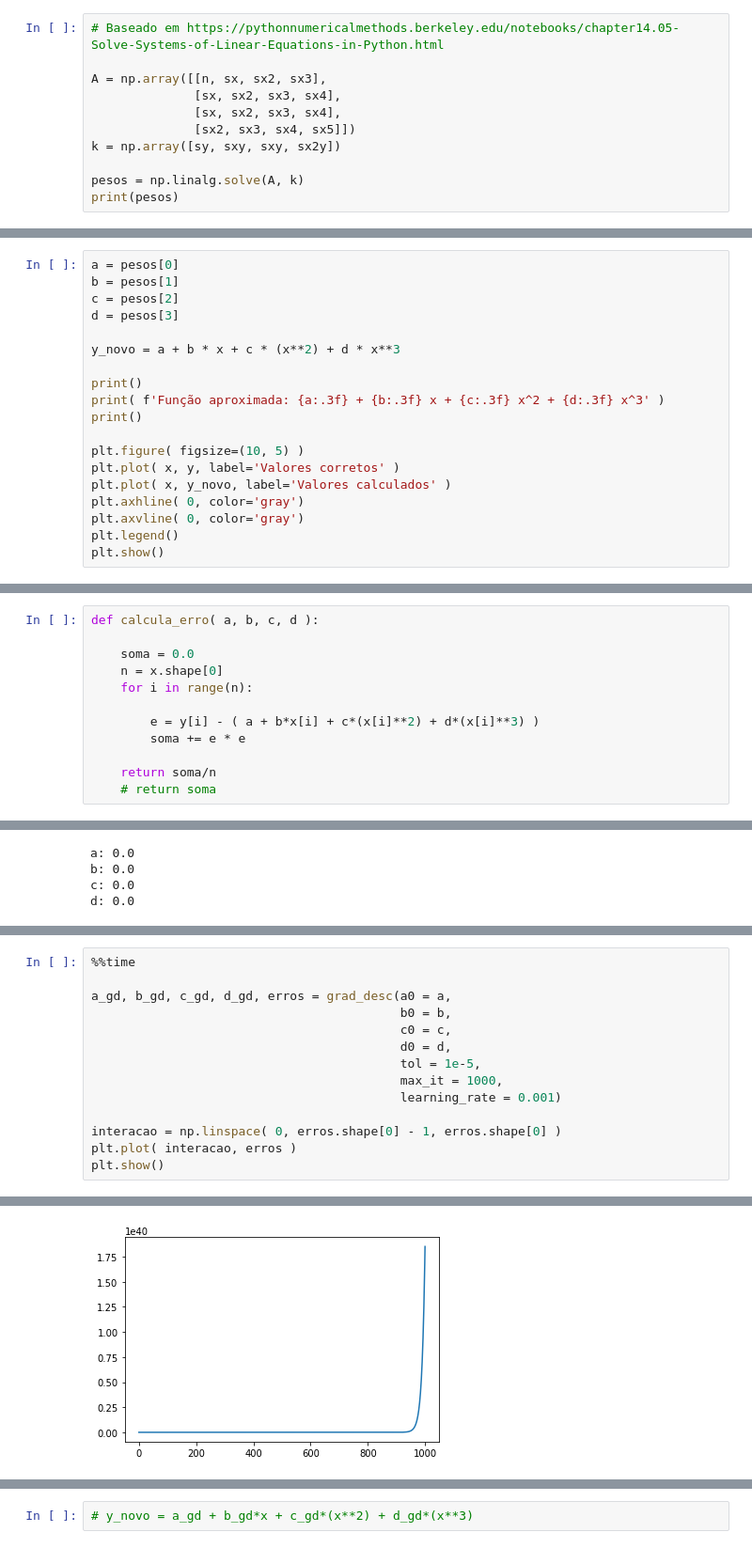
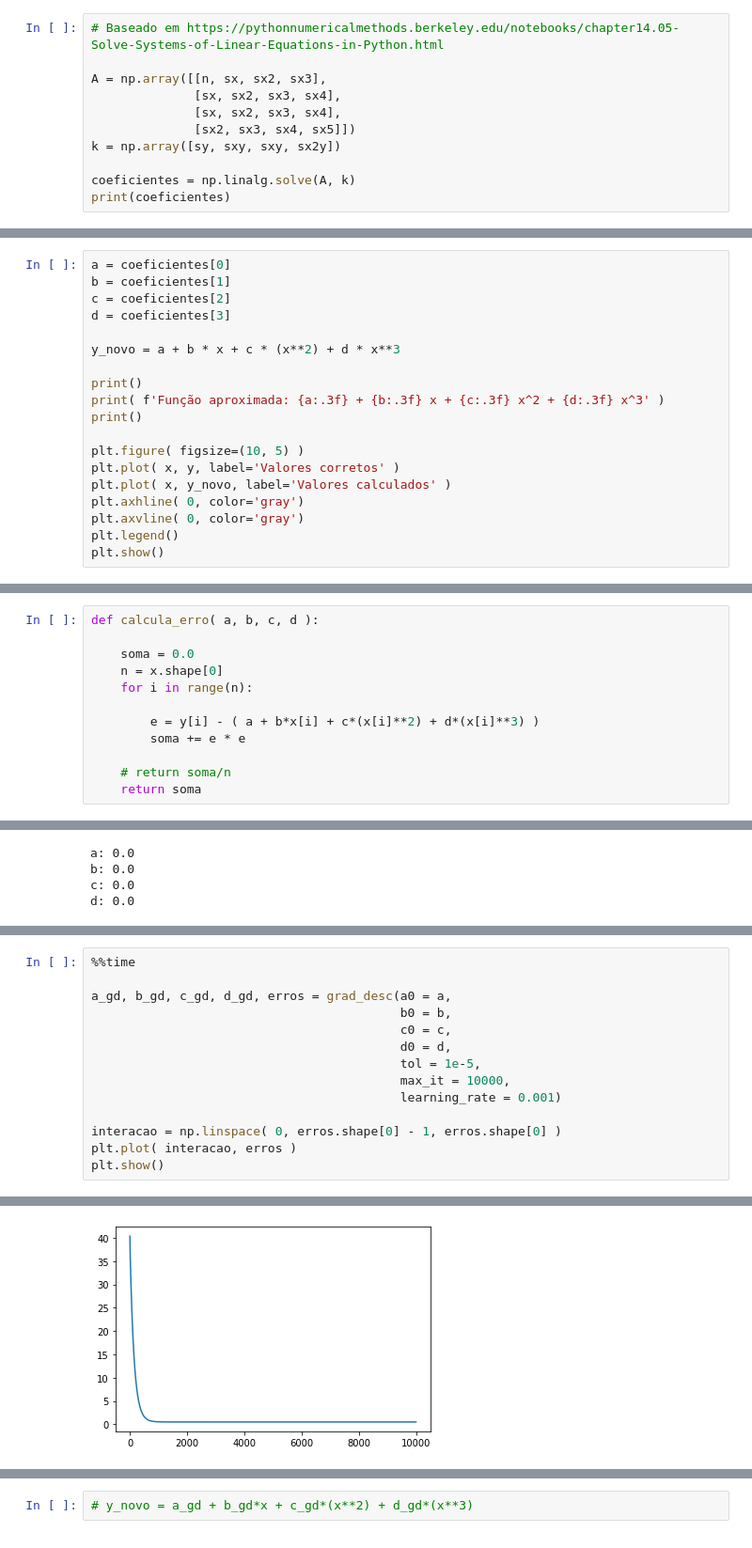
Before and after one commit to danieldasilvacosta/pucrio--vc--trabalhos--2022.2, a Jupyter notebook: Trabalho 2 - Daniel da Silva Costa/T2_DanielCosta.ipynb, the cells around one changed output, grey strips where cells are left out. Shown at 94% size. Saved outputs shown, nothing was run; the diff lists cells and outputs as text.

```diff
--- a/Trabalho 2 - Daniel da Silva Costa/T2_DanielCosta.ipynb
+++ b/Trabalho 2 - Daniel da Silva Costa/T2_DanielCosta.ipynb
@@ -56,15 +57,15 @@ A = np.array([[n, sx, sx2, sx3],
               [sx2, sx3, sx4, sx5]])
 k = np.array([sy, sxy, sxy, sx2y])
 
-pesos = np.linalg.solve(A, k)
-print(pesos)
+coeficientes = np.linalg.solve(A, k)
+print(coeficientes)
 # %% [output]
 [-2.92727486e-17  8.75121589e-03 -5.75472396e-17  5.00000000e-01]
 # %%
-a = pesos[0]
-b = pesos[1]
-c = pesos[2]
-d = pesos[3]
+a = coeficientes[0]
+b = coeficientes[1]
+c = coeficientes[2]
+d = coeficientes[3]
 
 y_novo = a + b * x + c * (x**2) + d * x**3
 
@@ -116,6 +117,6 @@ def calcula_erro( a, b, c, d ):
         e = y[i] - ( a + b*x[i] + c*(x[i]**2) + d*(x[i]**3) )
         soma += e * e
 
-    return soma/n
-    # return soma
+    # return soma/n
+    return soma
 # %%
@@ -237,7 +293,7 @@ a_gd, b_gd, c_gd, d_gd, erros = grad_desc(a0 = a,
                                           c0 = c,
                                           d0 = d,
                                           tol = 1e-5,
-                                          max_it = 1000,
+                                          max_it = 10000,
                                           learning_rate = 0.001)
 
 interacao = np.linspace( 0, erros.shape[0] - 1, erros.shape[0] )
@@ -264 +307 @@ Solução d = -440190982403909550080.000
-[figure, old version]
+[figure, new version]
```
Also changed, not shown: parts of 12 cells of this notebook.
